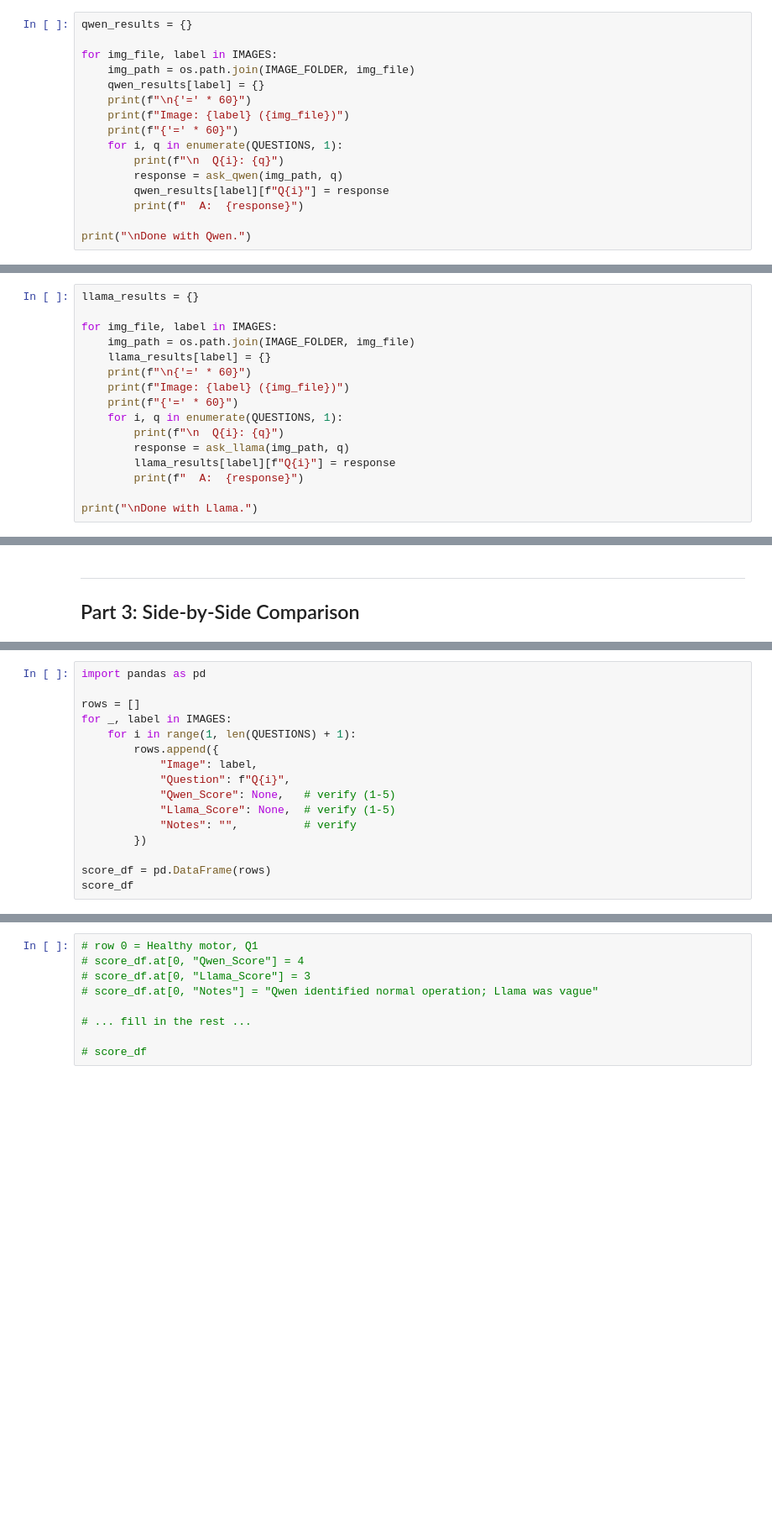
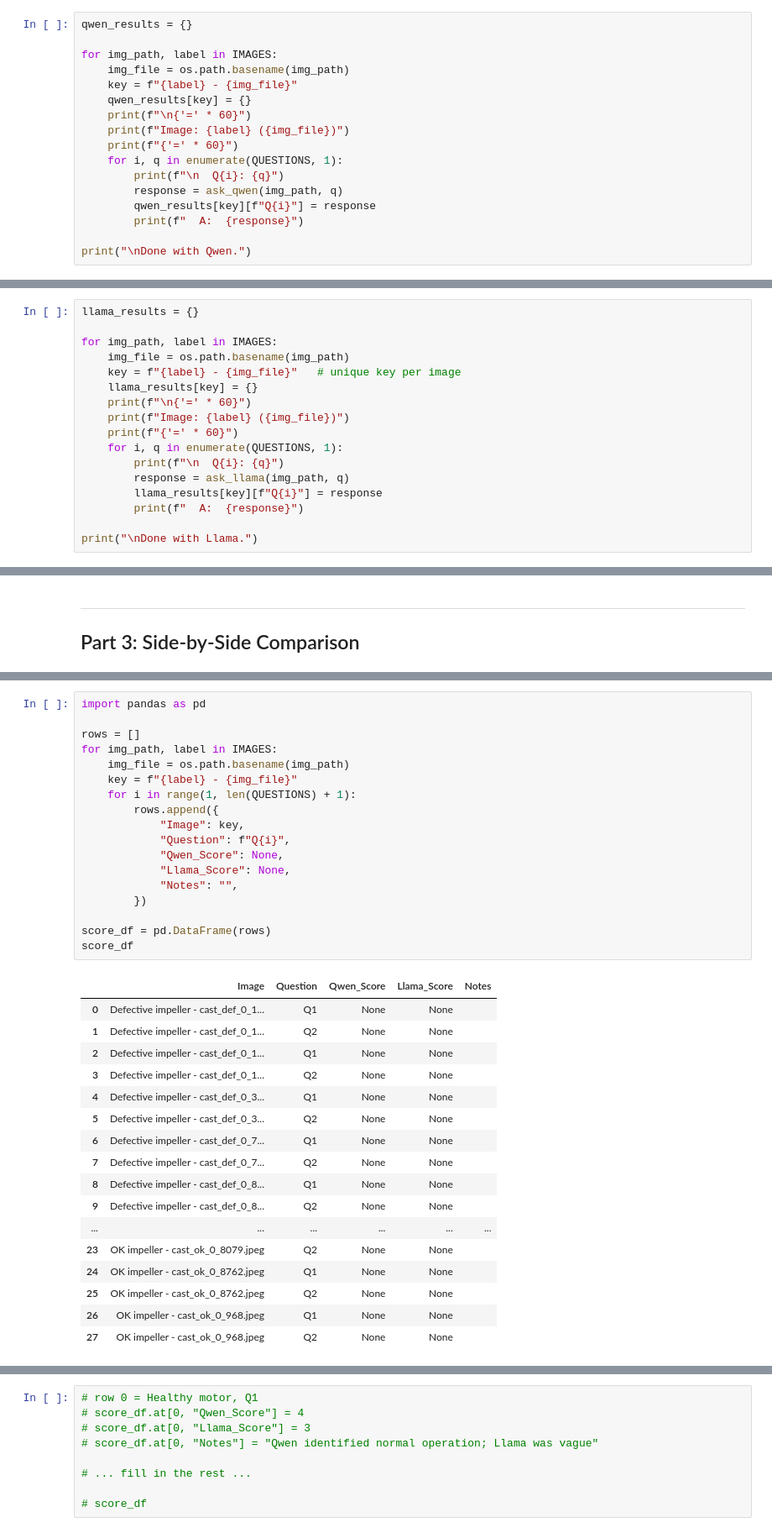
Before and after one commit to amaan784/hpml-final-project, a Jupyter notebook: vlm_thermal_comparison.ipynb, the cells around one changed output, grey strips where cells are left out. Shown at 84% size. Saved outputs shown, nothing was run; the diff lists cells and outputs as text; blank space fills up the shorter version.

```diff
--- a/vlm_thermal_comparison.ipynb
+++ b/vlm_thermal_comparison.ipynb
@@ -137,16 +189,17 @@ def ask_qwen(image_path, question):
 # %%
 qwen_results = {}
 
-for img_file, label in IMAGES:
-    img_path = os.path.join(IMAGE_FOLDER, img_file)
-    qwen_results[label] = {}
+for img_path, label in IMAGES:
+    img_file = os.path.basename(img_path)
+    key = f"{label} - {img_file}"
+    qwen_results[key] = {}
     print(f"\n{'=' * 60}")
     print(f"Image: {label} ({img_file})")
     print(f"{'=' * 60}")
     for i, q in enumerate(QUESTIONS, 1):
         print(f"\n  Q{i}: {q}")
         response = ask_qwen(img_path, q)
-        qwen_results[label][f"Q{i}"] = response
+        qwen_results[key][f"Q{i}"] = response
         print(f"  A:  {response}")
 
 print("\nDone with Qwen.")
@@ -228,16 +324,17 @@ def ask_llama(image_path, question):
 # %%
 llama_results = {}
 
-for img_file, label in IMAGES:
-    img_path = os.path.join(IMAGE_FOLDER, img_file)
-    llama_results[label] = {}
+for img_path, label in IMAGES:
+    img_file = os.path.basename(img_path)
+    key = f"{label} - {img_file}"   # unique key per image
+    llama_results[key] = {}
     print(f"\n{'=' * 60}")
     print(f"Image: {label} ({img_file})")
     print(f"{'=' * 60}")
     for i, q in enumerate(QUESTIONS, 1):
         print(f"\n  Q{i}: {q}")
         response = ask_llama(img_path, q)
-        llama_results[label][f"Q{i}"] = response
+        llama_results[key][f"Q{i}"] = response
         print(f"  A:  {response}")
 
 print("\nDone with Llama.")
@@ -312,17 +470,37 @@ Fill in the scores (1-5) and notes for each image x question pair after reviewin
 # %%
 import pandas as pd
 
 rows = []
-for _, label in IMAGES:
+for img_path, label in IMAGES:
+    img_file = os.path.basename(img_path)
+    key = f"{label} - {img_file}"
     for i in range(1, len(QUESTIONS) + 1):
         rows.append({
-            "Image": label,
+            "Image": key,
             "Question": f"Q{i}",
-            "Qwen_Score": None,   # verify (1-5)
-            "Llama_Score": None,  # verify (1-5)
-            "Notes": "",          # verify
+            "Qwen_Score": None,
+            "Llama_Score": None,
+            "Notes": "",
         })
 
 score_df = pd.DataFrame(rows)
 score_df
+# %% [output]
+|  | Image | Question | Qwen_Score | Llama_Score | Notes |
+| 0 | Defective impeller - cast_def_0_1... | Q1 | None | None |  |
+| 1 | Defective impeller - cast_def_0_1... | Q2 | None | None |  |
+| 2 | Defective impeller - cast_def_0_1... | Q1 | None | None |  |
+| 3 | Defective impeller - cast_def_0_1... | Q2 | None | None |  |
+| 4 | Defective impeller - cast_def_0_3... | Q1 | None | None |  |
+| 5 | Defective impeller - cast_def_0_3... | Q2 | None | None |  |
+| 6 | Defective impeller - cast_def_0_7... | Q1 | None | None |  |
+| 7 | Defective impeller - cast_def_0_7... | Q2 | None | None |  |
+| 8 | Defective impeller - cast_def_0_8... | Q1 | None | None |  |
+| 9 | Defective impeller - cast_def_0_8... | Q2 | None | None |  |
+| ... | ... | ... | ... | ... | ... |
+| 23 | OK impeller - cast_ok_0_8079.jpeg | Q2 | None | None |  |
+| 24 | OK impeller - cast_ok_0_8762.jpeg | Q1 | None | None |  |
+| 25 | OK impeller - cast_ok_0_8762.jpeg | Q2 | None | None |  |
+| 26 | OK impeller - cast_ok_0_968.jpeg | Q1 | None | None |  |
+| 27 | OK impeller - cast_ok_0_968.jpeg | Q2 | None | None |  |
 # %% [markdown]
```
Also changed, not shown: parts of 38 cells of this notebook, 1 other file.
